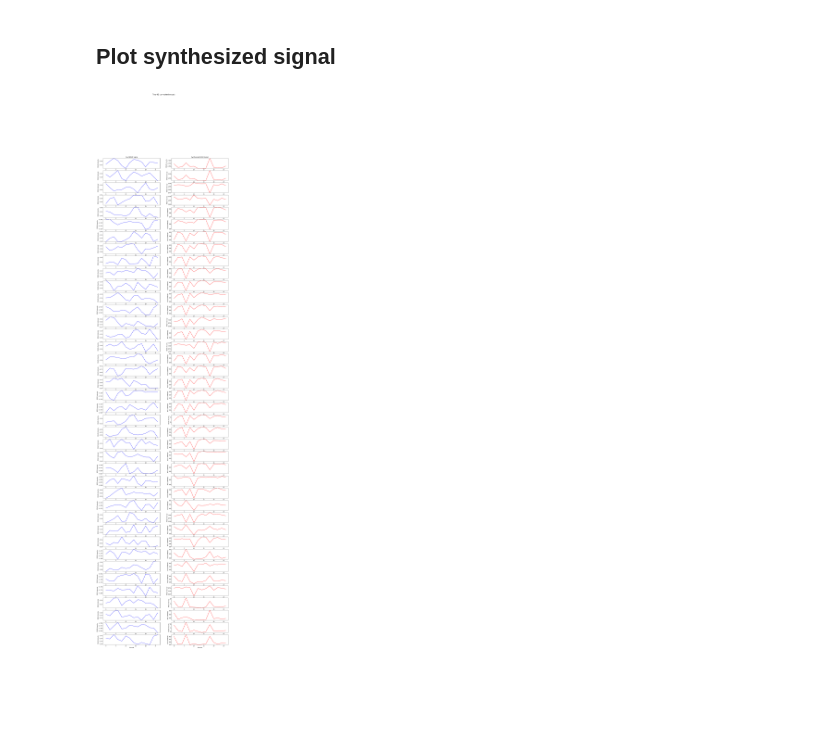
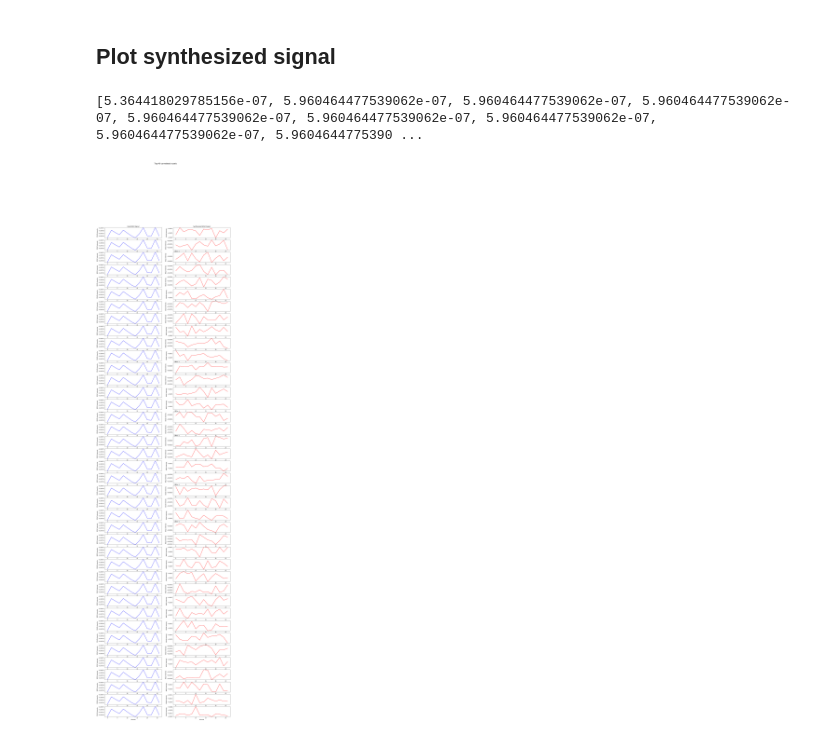
Before and after one commit to DCalhas/eeg_to_fmri, a Jupyter notebook: src/notebooks/signal_visualization.ipynb, the cells around one changed output. Saved outputs shown, nothing was run; the diff lists cells and outputs as text; code cells hidden in the pictures; blank space fills up the shorter version.

```diff
--- a/src/notebooks/signal_visualization.ipynb
+++ b/src/notebooks/signal_visualization.ipynb
@@ -74,29 +74,28 @@ Pairs Created
 # %% [markdown]
 ## Load data
 # %%
+n_ica_components = 20
+
 eeg_train, bold_train, eeg_val, bold_val = data_utils.load_data(list(range(10)),
                                                                 list(range(10, 12)),
                                                                 bold_shift=bold_shift,
                                                                 n_partitions=n_partitions, f_resample=f_resample,
-                                                                roi=1, roi_ica_components=20)
+                                                                roi=1, roi_ica_components=n_ica_components)
+
+n_voxels = bold_train.shape[1]
 
 #standardize data
 eeg_train, bold_train, eeg_scaler, bold_scaler = data_utils.standardize(eeg_train, bold_train)
 eeg_val, bold_val, _, _ = data_utils.standardize(eeg_val, bold_val, eeg_scaler=eeg_scaler, bold_scaler=bold_scaler)
 
+
 n_voxels = bold_train.shape[1]
+interval_length = bold_train.shape[2]
 
 print("Finished Loading Data")
 
-X_train_eeg, X_train_bold, tr_y = data_utils.create_eeg_bold_pairs(eeg_train, bold_train)
-X_val_eeg, X_val_bold, tv_y = data_utils.create_eeg_bold_pairs(eeg_val, bold_val)
-
-
-X_train_eeg = X_train_eeg.astype(np.float32)
-X_train_bold = X_train_bold.astype(np.float32)
-X_val_eeg = X_val_eeg.astype(np.float32)
-X_val_bold = X_val_bold.astype(np.float32)
-
+X_train_eeg, X_train_bold, tr_y, X_bold_train_target = data_utils.create_eeg_bold_pairs(eeg_train, bold_train, instances_per_individual=n_partitions)
+X_val_eeg, X_val_bold, tv_y, X_bold_val_target = data_utils.create_eeg_bold_pairs(eeg_val, bold_val, instances_per_individual=n_partitions)
 
 tr_y = np.array(tr_y, dtype=np.float32)
 tv_y = np.array(tv_y, dtype=np.float32)
@@ -112,7 +111,7 @@ _, _, eeg_test, bold_test = data_utils.load_data(list(range(0)), list(range(12,
                                                  bold_shift=bold_shift,
                                                  n_partitions=n_partitions,
                                                  f_resample=f_resample,
-                                                 roi=1, roi_ica_components=20)
+                                                 roi=1, roi_ica_components=n_ica_components)
 
 eeg_test, bold_test, _, _ = data_utils.standardize(eeg_test, bold_test, eeg_scaler=eeg_scaler, bold_scaler=bold_scaler)
 
@@ -175,18 +234,22 @@ NameError: name 'model_name' is not defined
 # %% [markdown]
 ## Plot synthesized signal
 # %%
+import imp
+imp.reload(viz)
+
 eeg_set = eeg_val
 bold_set = bold_val
 
 top_k = 40
 
 #top_voxels = rank_best_synthesized_voxels(bold_set[individual], decoder_network(eeg_network(eeg_set))[individual].numpy(), top_k=top_k)
 
 global_shape = (bold_set.shape[0]*bold_set.shape[1], bold_set.shape[2], bold_set.shape[3])
 individual = None
-top_voxels = viz.rank_best_synthesized_voxels(bold_set.reshape(global_shape), decoder_network(eeg_network(eeg_set)).numpy().reshape(global_shape), top_k=top_k)
+top_voxels = viz.rank_best_synthesized_voxels(bold_set.reshape(global_shape), decoder_network(eeg_network(eeg_set)).numpy().reshape(global_shape), top_k=top_k, verbose=1)
 
 viz._plot_voxels(bold_set.reshape(global_shape), decoder_network(eeg_network(eeg_set)).numpy().reshape(global_shape),
-             individual=individual, voxels=top_voxels)
+             individual=individual, voxels=top_voxels, normalized=True)
 # %% [output]
+[5.364418029785156e-07, 5.960464477539062e-07, 5.960464477539062e-07, 5.960464477539062e-07, 5.960464477539062e-07, 5.960464477539062e-07, 5.960464477539062e-07, 5.960464477539062e-07, 5.9604644775390 ...
-[figure, old version]
+[figure, new version]
```
Also changed, not shown: parts of 4 cells of this notebook, 4 other files.
